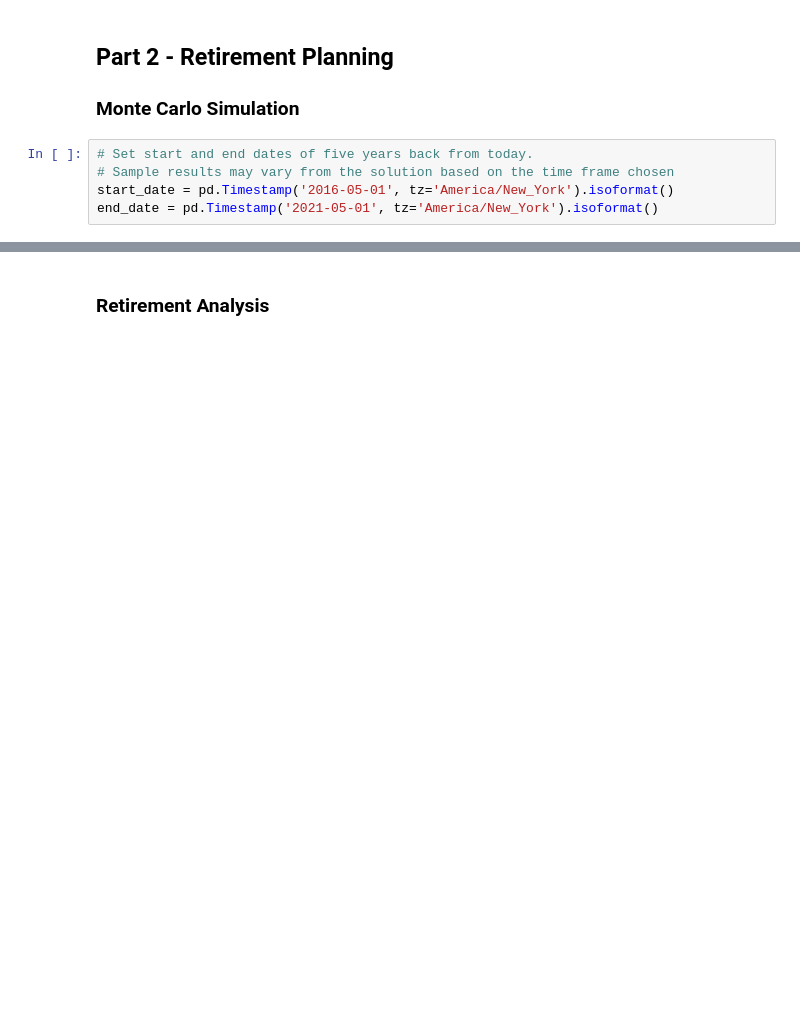
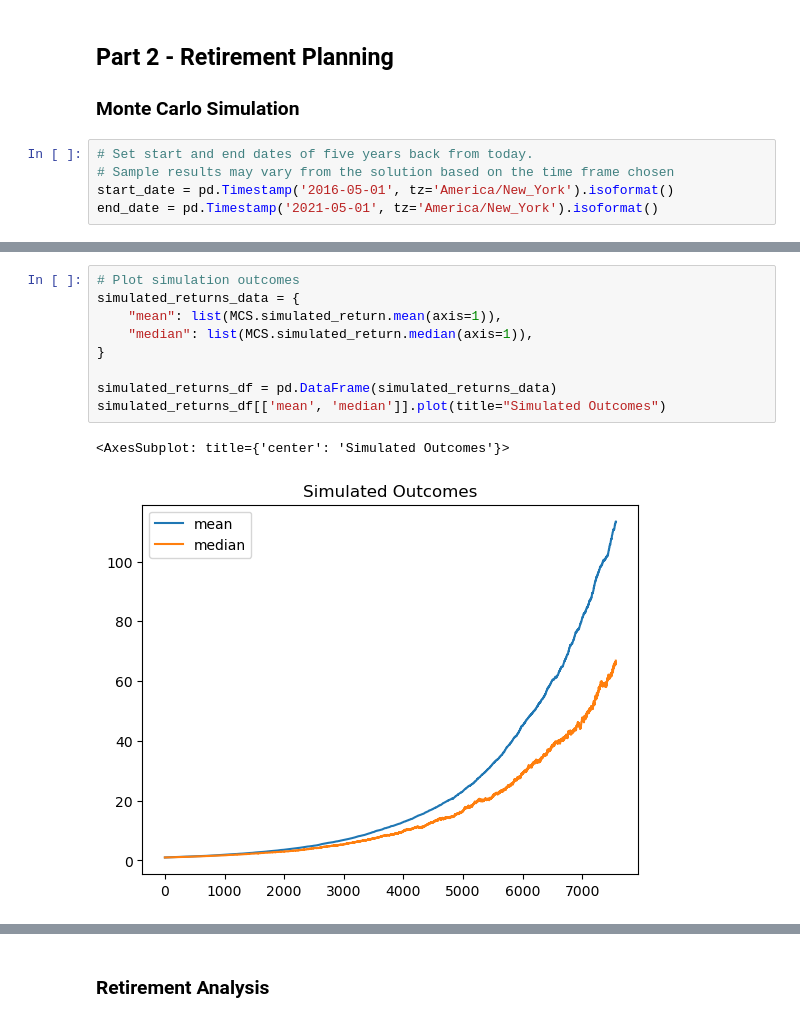
Before and after one commit to Pharris2497/Financial_Planning, a Jupyter notebook: financial-planner.ipynb, the cells around one changed output, grey strips where cells are left out. Cells and saved outputs as stored; diff of their text form; blank space fills up the shorter version.

```diff
--- a/financial-planner.ipynb
+++ b/financial-planner.ipynb
@@ -235 +329,13 @@ Running Monte Carlo simulation number 490.
+# %%
+# Plot simulation outcomes
+simulated_returns_data = {
+    "mean": list(MCS.simulated_return.mean(axis=1)),
+    "median": list(MCS.simulated_return.median(axis=1)),
+}
+
+simulated_returns_df = pd.DataFrame(simulated_returns_data)
+simulated_returns_df[['mean', 'median']].plot(title="Simulated Outcomes")
+# %% [output]
+<AxesSubplot: title={'center': 'Simulated Outcomes'}>
+[figure, added]
 # %%
```
Also changed, not shown: parts of 47 cells of this notebook.
